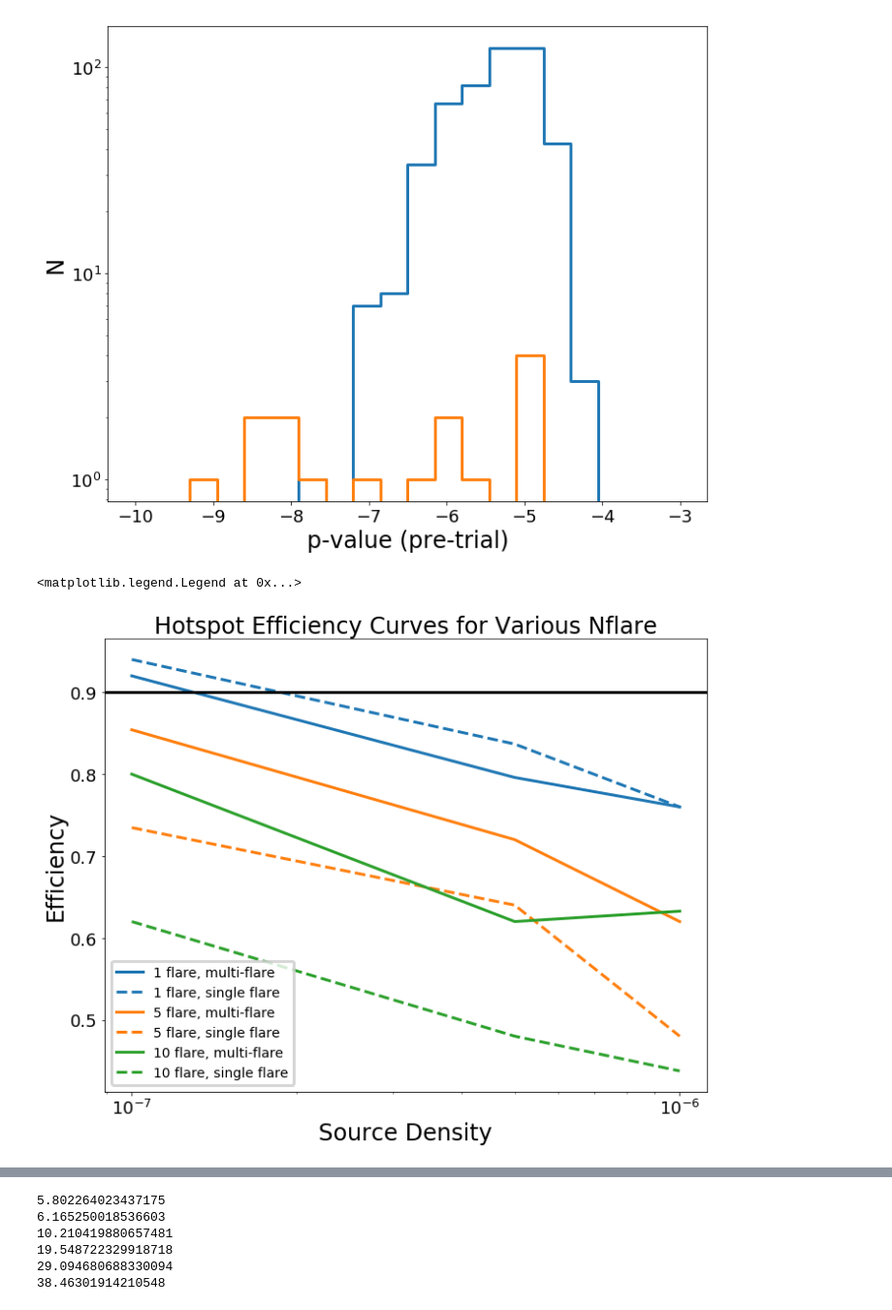
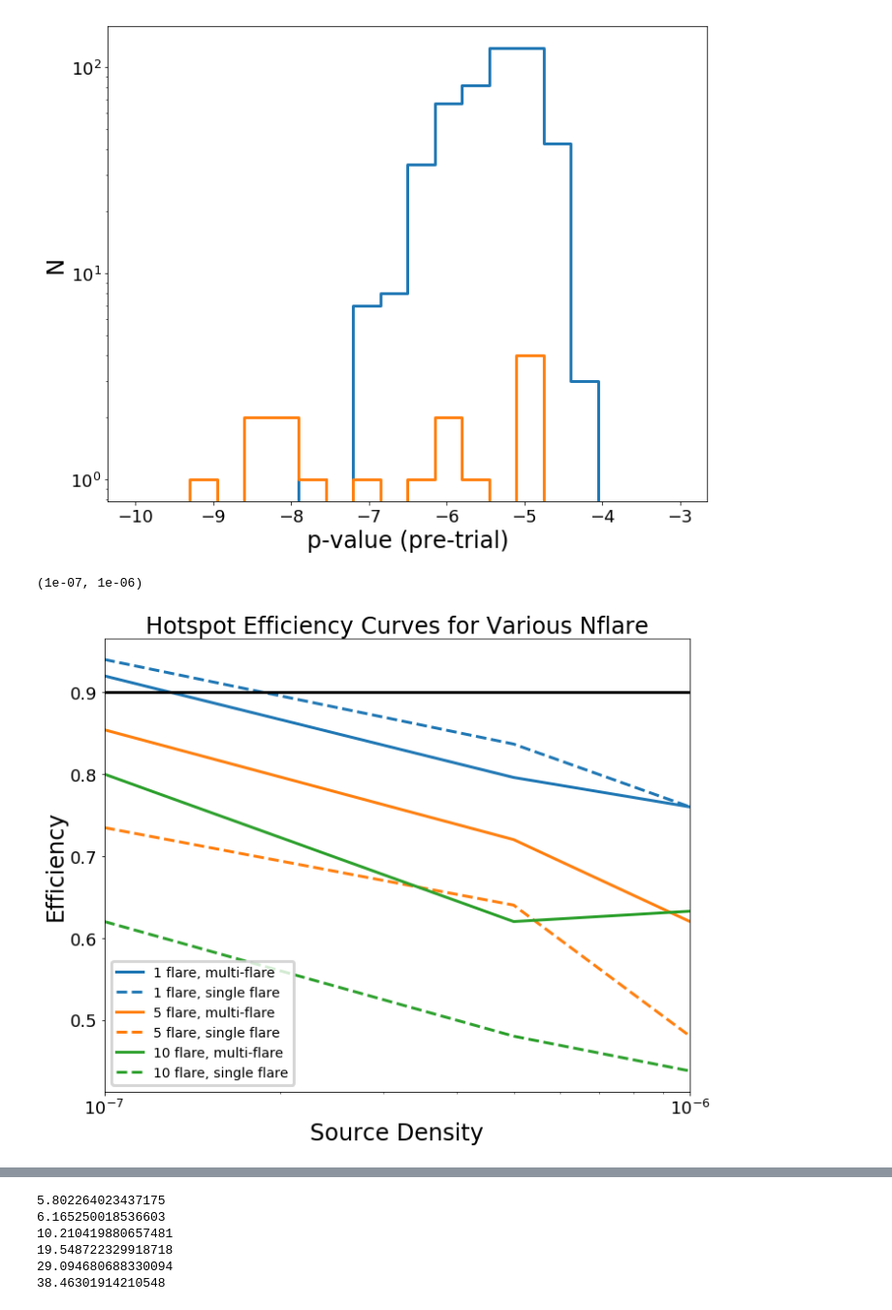
Before and after one commit to williamluszczak/mf_skymap_unblinding, a Jupyter notebook: plots/Reproducible_Plots.ipynb, the cells around one changed output, grey strips where cells are left out. Shown: that part at 97% size. Drawn from its saved outputs; the diff is of its cells as text; code cells hidden in the pictures.

```diff
--- a/plots/Reproducible_Plots.ipynb
+++ b/plots/Reproducible_Plots.ipynb
@@ -272,7 +272,7 @@ hotps_mf = np.load(data_dir+'hotps_mf_north.npy')
 loghotps_mf = np.log10(hotps_mf)
 thresh_mf = np.median(hotps_mf)
 
-hotps_sf = np.load(data_dir+'home/william/Downloads/hotps_mf_north.npy')
+hotps_sf = np.load(data_dir+'/hotps_mf_north.npy')
 loghotps_mf = np.log10(hotps_sf)
 thresh_sf = np.median(hotps_sf)
 
@@ -305,35 +305,36 @@ def get_sig_eff_sf(rho, Nflare, thresh):
 
 colors = ['tab:blue', 'tab:orange', 'tab:green']
 i = 0
 for Nflare in [1,5,10]:
     rhos = ['1e-7', '5e-7', '1e-6']
     effs_mf = []
     effs_sf = []
     pltrhos = []
     for rho in rhos:
         pltrhos.append(float(rho))
         eff_mf = get_sig_eff_mf(rho, Nflare, thresh_mf)
         effs_mf.append(eff_mf)
         eff_sf = get_sig_eff_sf(rho, Nflare, thresh_sf)
         effs_sf.append(eff_sf)
 
     plt.semilogx(pltrhos, effs_mf, linestyle='-', color=colors[i], label='%s flare, multi-flare'%(Nflare))
     plt.semilogx(pltrhos, effs_sf, linestyle='--', color=colors[i], label='%s flare, single flare'%(Nflare))
 
     #np.savez('/home/william/Downloads/sigmaps/effcurve_hotspot_mf_%s.npz'%(Nflare), pltrhos, effs_mf)
     #np.savez('/home/william/Downloads/sigmaps/effcurve_hotspot_sf_%s.npz'%(Nflare), pltrhos, effs_sf)
     np.savez(data_dir+'effcurve_hotspot_mf_%s.npz'%(Nflare), pltrhos, effs_mf)
     np.savez(data_dir+'effcurve_hotspot_sf_%s.npz'%(Nflare), pltrhos, effs_sf)
     i+=1
 
 plt.axhline(0.9, color='k')
 plt.xlabel('Source Density')
 plt.ylabel('Efficiency')
 plt.title('Hotspot Efficiency Curves for Various Nflare')
 plt.legend(loc=0)
+plt.xlim(1e-7, 1e-6)
 # %% [output]
-<matplotlib.legend.Legend at 0x...>
+(1e-07, 1e-06)
-[figure, old version]
+[figure, new version]
 # %%
 bips_mf = np.load(data_dir+'bips_mf_north.npy')
 bips_sf = np.load(data_dir+'bips_sf_north.npy')
```
Also changed, not shown: parts of 6 cells of this notebook.
